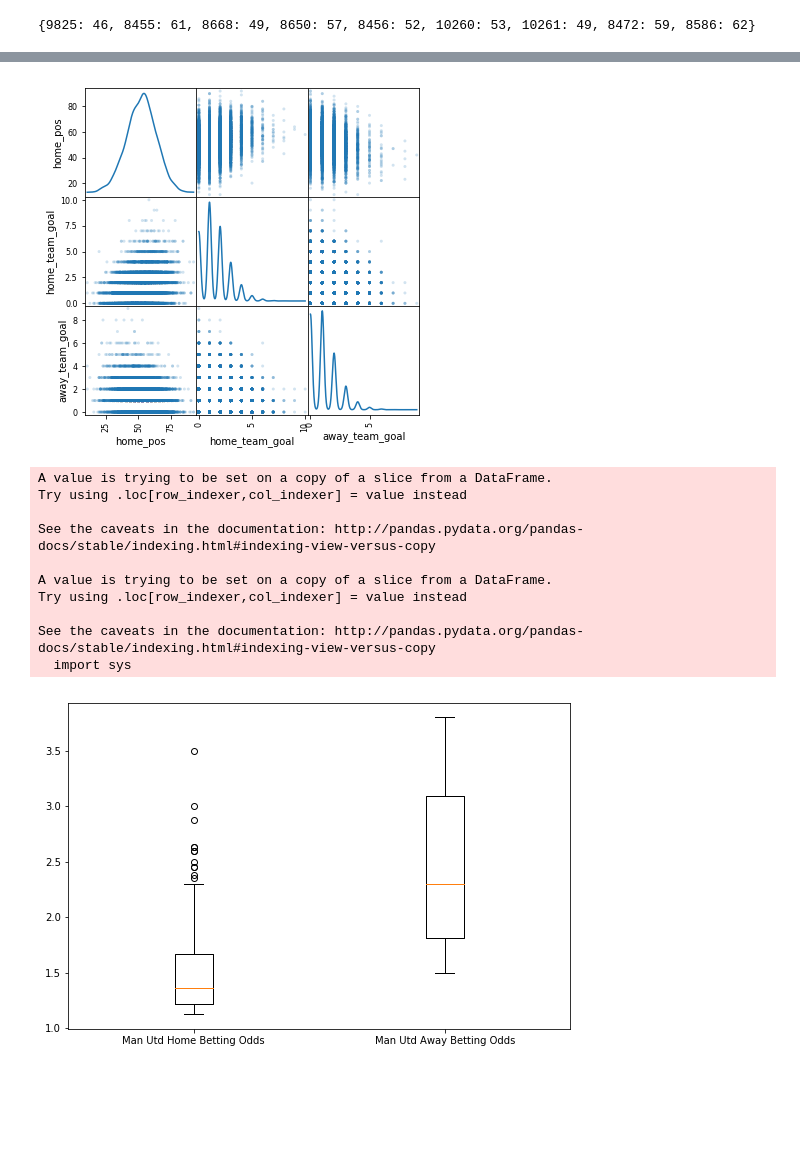
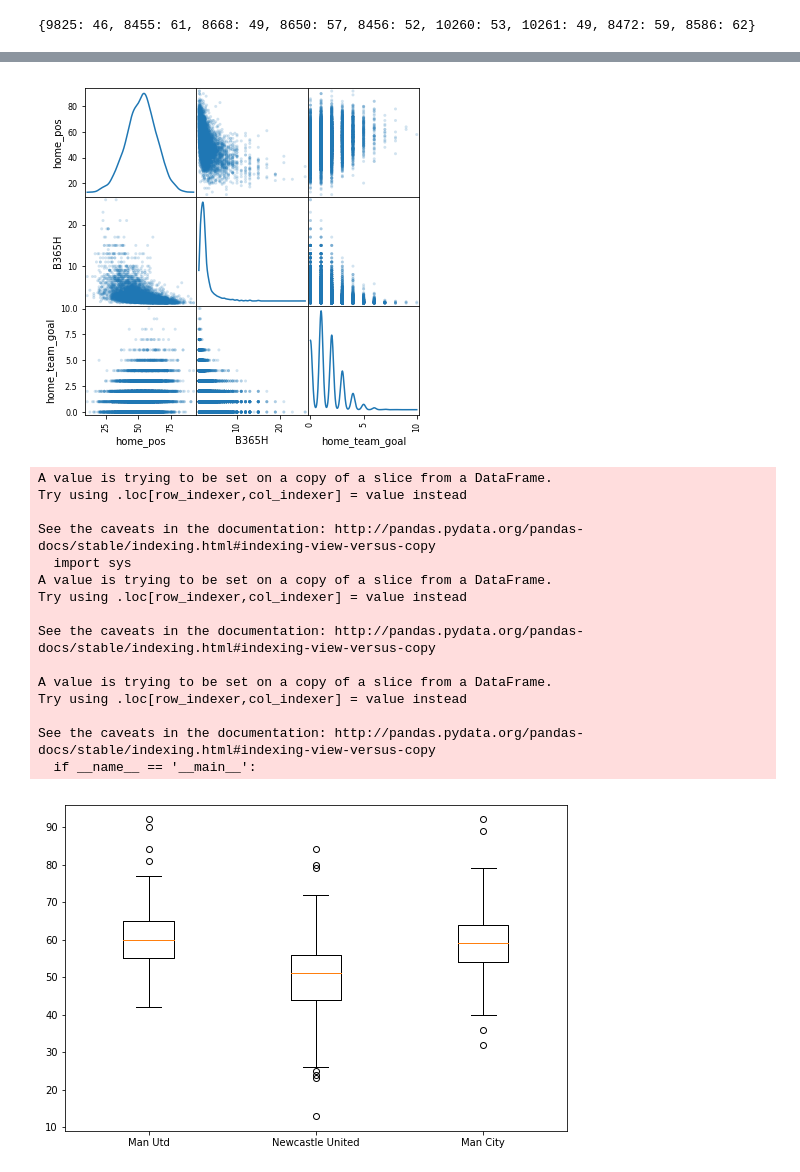
Before and after one commit to egill12/DataScienceTechniques, a Jupyter notebook: football_explore.ipynb, the cells around one changed output, grey strips where cells are left out. Saved outputs shown, nothing was run; the diff lists cells and outputs as text; code cells hidden in the pictures; blank space fills up the shorter version.

```diff
--- a/football_explore.ipynb
+++ b/football_explore.ipynb
@@ -89,7 +124,7 @@ fig.savefig("pca.png")
 # %%
 from pandas.plotting import scatter_matrix
-ax = scatter_matrix(dataDump[['home_pos','home_team_goal','away_team_goal']], alpha=0.2, figsize=(6, 6), diagonal='kde')
+ax = scatter_matrix(dataDump[['home_pos','B365H','home_team_goal']], alpha=0.2, figsize=(6, 6), diagonal='kde')
 fig = ax[0][0].get_figure()
-fig.savefig('scatter.png')
+fig.savefig('scatter_odds.png')
 # %% [output]
-[figure, old version]
+[figure, new version]
@@ -100,20 +133,27 @@ from matplotlib import pyplot as plt
 
 man_utd_home = dataDump[dataDump['home_team_api_id'] == 10260]
 newc_home = dataDump[dataDump['home_team_api_id'] == 10261]
+man_city_home = dataDump[dataDump['home_team_api_id'] == 9825]
 man_utd_away = dataDump[dataDump['away_team_api_id'] == 10260]
 man_utd_home['goal_spread'] = man_utd_home['home_team_goal']- man_utd_home['away_team_goal']
 newc_home['goal_spread'] = newc_home['away_team_goal']- newc_home['home_team_goal']
+man_city_home['goal_spread'] = man_city_home['home_team_goal']- man_city_home['away_team_goal']
 fig = plt.figure(1, figsize=(9, 6))
 ax = fig.add_subplot(111)
-
+ax = fig.add_subplot(111)
 #plt.hist(man_utd_home['B365H'])
-plt.boxplot([man_utd_home['B365H'], man_utd_away['B365A']])
-ax.set_xticklabels(['Man Utd Home Betting Odds', 'Man Utd Away Betting Odds'])
+plt.boxplot([man_utd_home['home_pos'], newc_home['home_pos'],man_city_home['home_pos']])
+ax.set_xticklabels(['Man Utd', 'Newcastle United', "Man City"])
 #plt.boxplot(newc_home['B365H'])
 plt.show()
-fig.savefig('fig1.png', bbox_inches='tight')
+fig.savefig('HomePos.png', bbox_inches='tight')
 #print(man_utd_home[['home_team_goal','away_team_goal']])
 # %% [output]
+A value is trying to be set on a copy of a slice from a DataFrame.
+Try using .loc[row_indexer,col_indexer] = value instead
+
+See the caveats in the documentation: http://pandas.pydata.org/pandas-docs/stable/indexing.html#indexing-view-versus-copy
+  import sys
 A value is trying to be set on a copy of a slice from a DataFrame.
 Try using .loc[row_indexer,col_indexer] = value instead
 
@@ -123,8 +163,8 @@ A value is trying to be set on a copy of a slice from a DataFrame.
 Try using .loc[row_indexer,col_indexer] = value instead
 
 See the caveats in the documentation: http://pandas.pydata.org/pandas-docs/stable/indexing.html#indexing-view-versus-copy
-  import sys
+  if __name__ == '__main__':
-[figure, old version]
+[figure, new version]
 # %%
 # add in a home win column
 # %%
```
Also changed, not shown: parts of 9 cells of this notebook, 11 other files.
